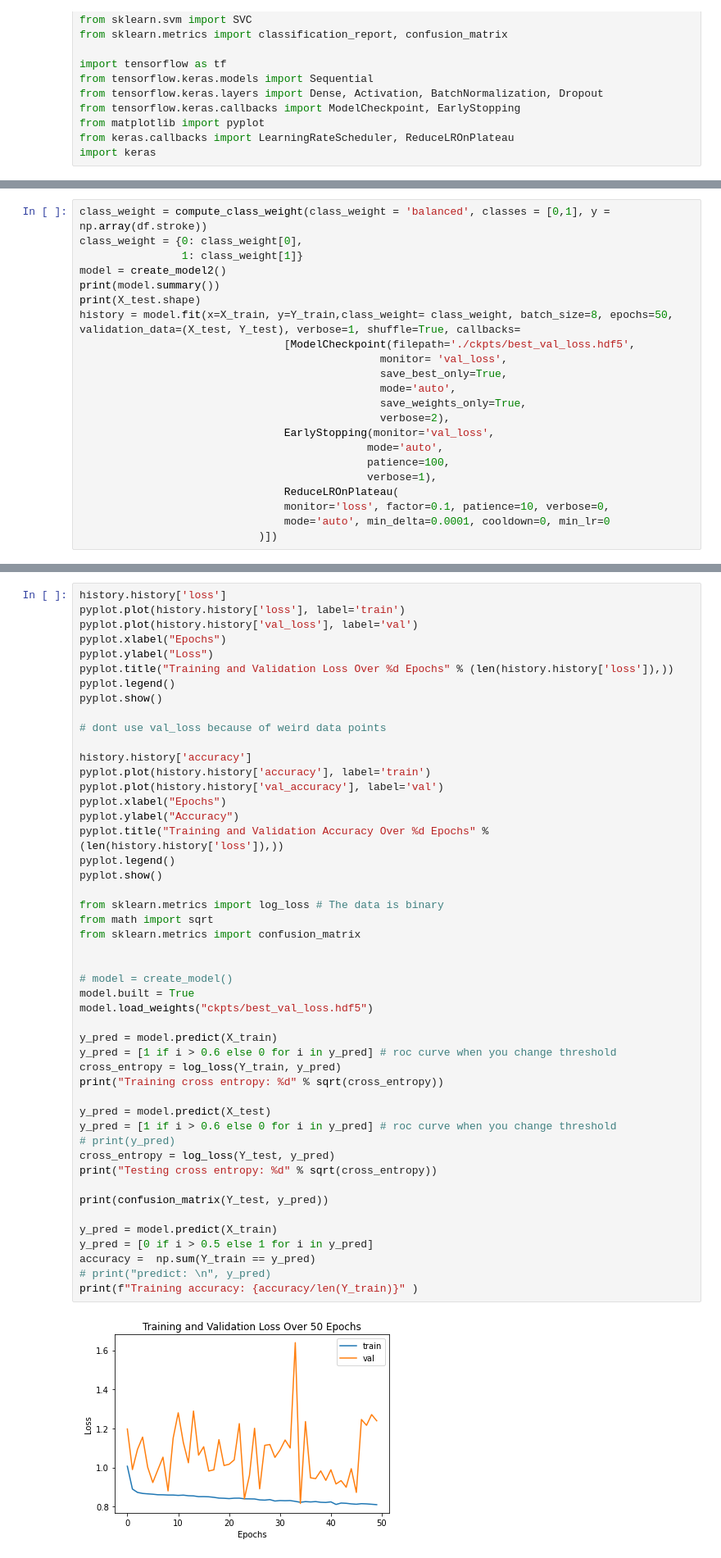
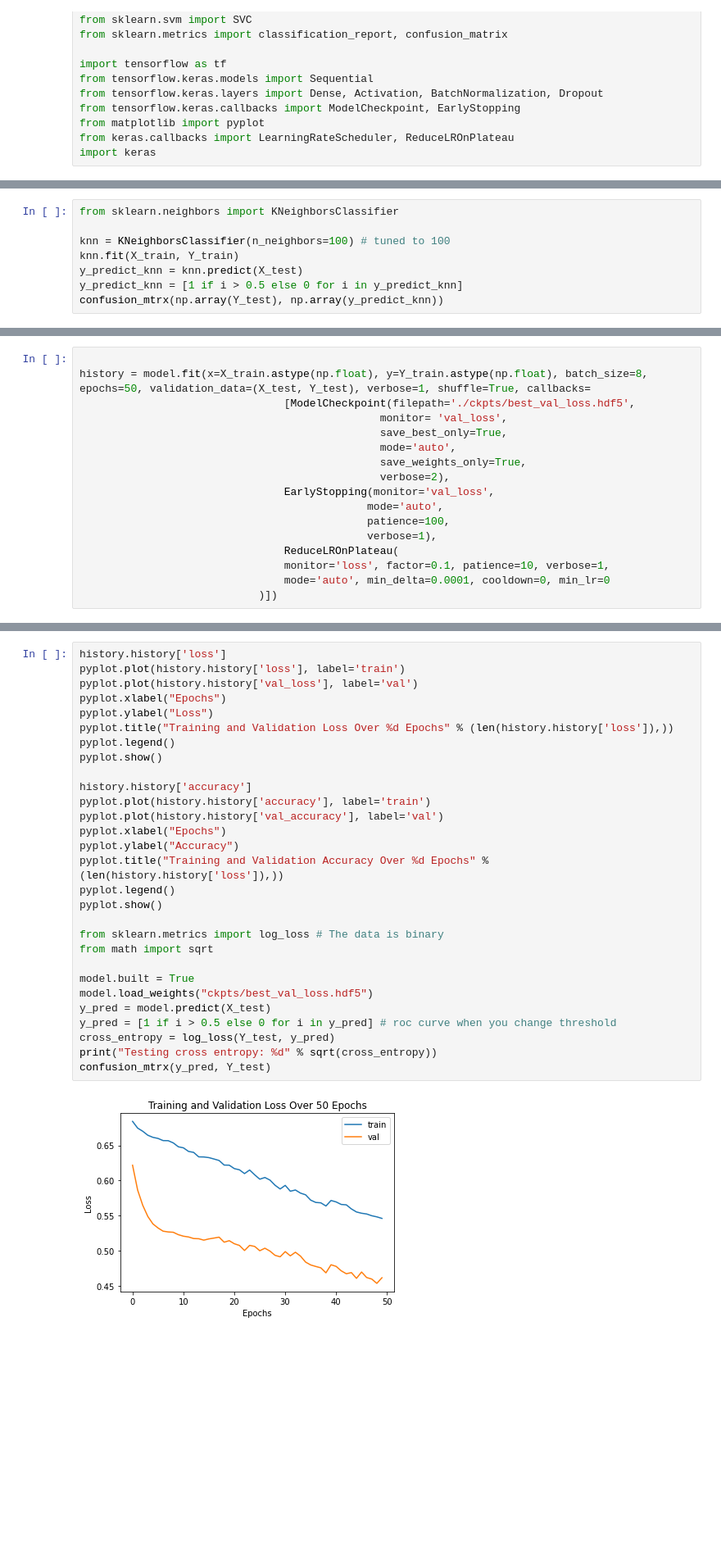
Before and after one commit to akshayshiv/CMSC320Final, a Jupyter notebook: fucky.ipynb, the cells around one changed output, grey strips where cells are left out. Shown at 82% size. Drawn from its saved outputs; the diff is of its cells as text; blank space fills up the shorter version.

```diff
--- a/fucky.ipynb
+++ b/fucky.ipynb
@@ -153,0 +192,8 @@ Testing Size with Ovesampling: 4806 Validation Size with Ovesampling: 2193
+# %%
+from sklearn.neighbors import KNeighborsClassifier
+
+knn = KNeighborsClassifier(n_neighbors=100) # tuned to 100
+knn.fit(X_train, Y_train)
+y_predict_knn = knn.predict(X_test)
+y_predict_knn = [1 if i > 0.5 else 0 for i in y_predict_knn]
+confusion_mtrx(np.array(Y_test), np.array(y_predict_knn))
@@ -246,11 +318,6 @@ def lr_scheduler(epoch, lr):
 # %%
-class_weight = compute_class_weight(class_weight = 'balanced', classes = [0,1], y = np.array(df.stroke))
-class_weight = {0: class_weight[0],
-                1: class_weight[1]}
-model = create_model2()
-print(model.summary())
-print(X_test.shape)
-history = model.fit(x=X_train, y=Y_train,class_weight= class_weight, batch_size=8, epochs=50, validation_data=(X_test, Y_test), verbose=1, shuffle=True, callbacks=
+
+history = model.fit(x=X_train.astype(np.float), y=Y_train.astype(np.float), batch_size=8, epochs=50, validation_data=(X_test, Y_test), verbose=1, shuffle=True, callbacks=
                                 [ModelCheckpoint(filepath='./ckpts/best_val_loss.hdf5',
                                                monitor= 'val_loss',
                                                save_best_only=True,
@@ -262,7 +329,7 @@ history = model.fit(x=X_train, y=Y_train,class_weight= class_weight, batch_size=
                                              patience=100,
                                              verbose=1),
                                 ReduceLROnPlateau(
-                                monitor='loss', factor=0.1, patience=10, verbose=0,
+                                monitor='loss', factor=0.1, patience=10, verbose=1,
                                 mode='auto', min_delta=0.0001, cooldown=0, min_lr=0
                             )])
 # %% [output]
@@ -286,50 +353,31 @@ Epoch 00050: val_loss did not improve from 0.81592
 # %%
 history.history['loss']
 pyplot.plot(history.history['loss'], label='train')
 pyplot.plot(history.history['val_loss'], label='val')
 pyplot.xlabel("Epochs")
 pyplot.ylabel("Loss")
 pyplot.title("Training and Validation Loss Over %d Epochs" % (len(history.history['loss']),))
 pyplot.legend()
 pyplot.show()
-
-# dont use val_loss because of weird data points
 
 history.history['accuracy']
 pyplot.plot(history.history['accuracy'], label='train')
 pyplot.plot(history.history['val_accuracy'], label='val')
 pyplot.xlabel("Epochs")
 pyplot.ylabel("Accuracy")
 pyplot.title("Training and Validation Accuracy Over %d Epochs" % (len(history.history['loss']),))
 pyplot.legend()
 pyplot.show()
 
 from sklearn.metrics import log_loss # The data is binary
 from math import sqrt
-from sklearn.metrics import confusion_matrix
 
-
-# model = create_model()
 model.built = True
 model.load_weights("ckpts/best_val_loss.hdf5")
-
-y_pred = model.predict(X_train)
-y_pred = [1 if i > 0.6 else 0 for i in y_pred] # roc curve when you change threshold
-cross_entropy = log_loss(Y_train, y_pred)
-print("Training cross entropy: %d" % sqrt(cross_entropy))
-
 y_pred = model.predict(X_test)
-y_pred = [1 if i > 0.6 else 0 for i in y_pred] # roc curve when you change threshold
-# print(y_pred)
+y_pred = [1 if i > 0.5 else 0 for i in y_pred] # roc curve when you change threshold
 cross_entropy = log_loss(Y_test, y_pred)
 print("Testing cross entropy: %d" % sqrt(cross_entropy))
-
-print(confusion_matrix(Y_test, y_pred))
-
-y_pred = model.predict(X_train)
-y_pred = [0 if i > 0.5 else 1 for i in y_pred]
-accuracy =  np.sum(Y_train == y_pred)
-# print("predict: \n", y_pred)
-print(f"Training accuracy: {accuracy/len(Y_train)}" )
+confusion_mtrx(y_pred, Y_test)
 # %% [output]
-[figure, old version]
+[figure, new version]
```
Also changed, not shown: parts of 15 cells of this notebook, 2 other files.
